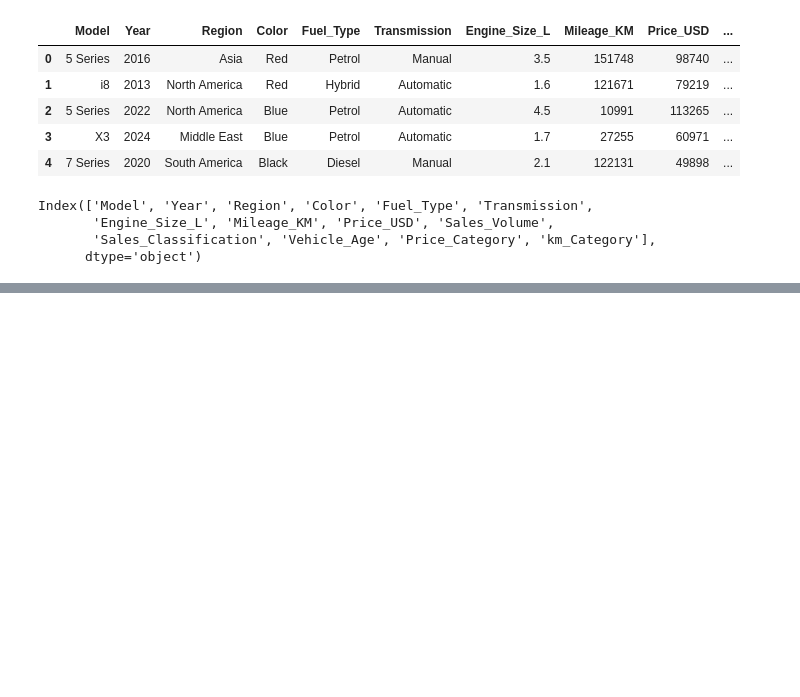
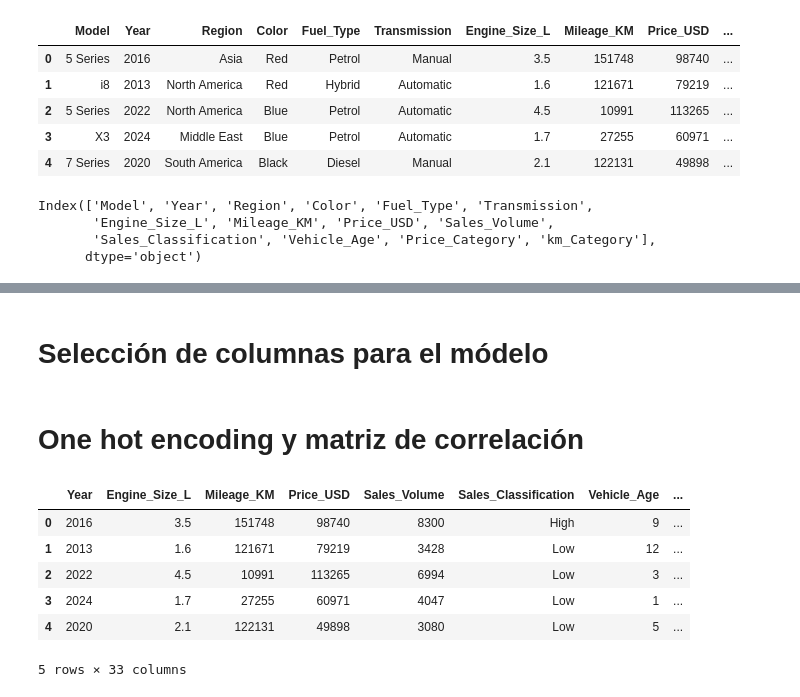
Before and after one commit to josuemarinab/bmw_analysis, a Jupyter notebook: modelo_bmw.ipynb, the cells around one changed output, grey strips where cells are left out. Cells and saved outputs as stored; diff of their text form; code cells hidden in the pictures; blank space fills up the shorter version.

```diff
--- a/modelo_bmw.ipynb
+++ b/modelo_bmw.ipynb
@@ -320,0 +353,2 @@ Index(['Model', 'Year', 'Region', 'Color', 'Fuel_Type', 'Transmission',
+# %% [markdown]
+# Selección de columnas para el módelo
@@ -320,0 +366,14 @@ Index(['Model', 'Year', 'Region', 'Color', 'Fuel_Type', 'Transmission',
+# %% [markdown]
+# One hot encoding y matriz de correlación
+# %%
+# Aplicar one hot encoding a las variables categoricas
+df_encoded = pd.get_dummies(df_model, columns=categorical_vars, drop_first=True)
+df_encoded.head()
+# %% [output]
+|  | Year | Engine_Size_L | Mileage_KM | Price_USD | Sales_Volume | Sales_Classification | Vehicle_Age | ... |
+| 0 | 2016 | 3.5 | 151748 | 98740 | 8300 | High | 9 | ... |
+| 1 | 2013 | 1.6 | 121671 | 79219 | 3428 | Low | 12 | ... |
+| 2 | 2022 | 4.5 | 10991 | 113265 | 6994 | Low | 3 | ... |
+| 3 | 2024 | 1.7 | 27255 | 60971 | 4047 | Low | 1 | ... |
+| 4 | 2020 | 2.1 | 122131 | 49898 | 3080 | Low | 5 | ... |
+5 rows × 33 columns
```
Also changed, not shown: parts of 12 cells of this notebook.
